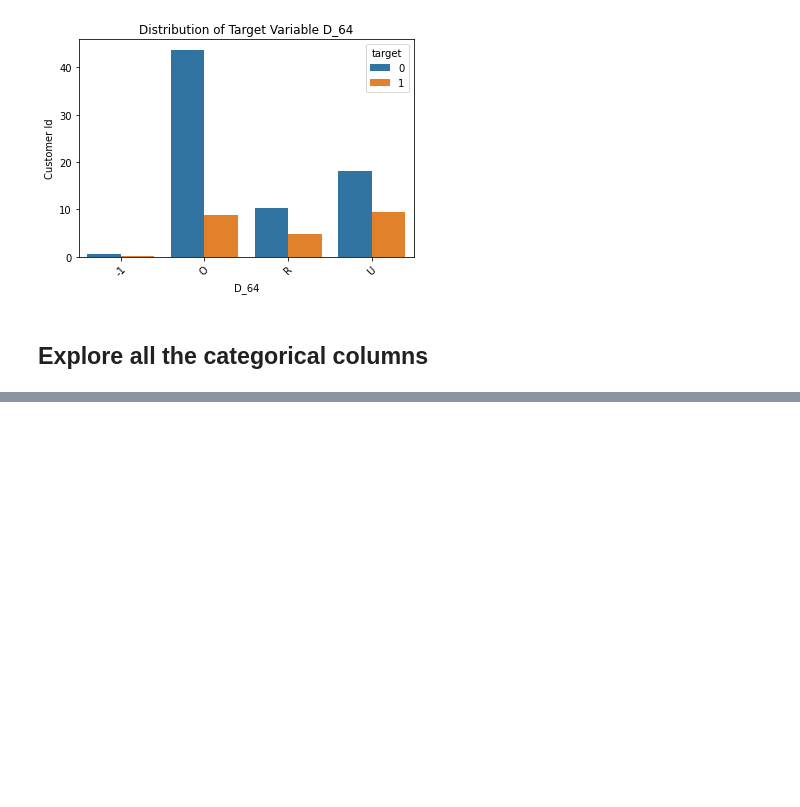
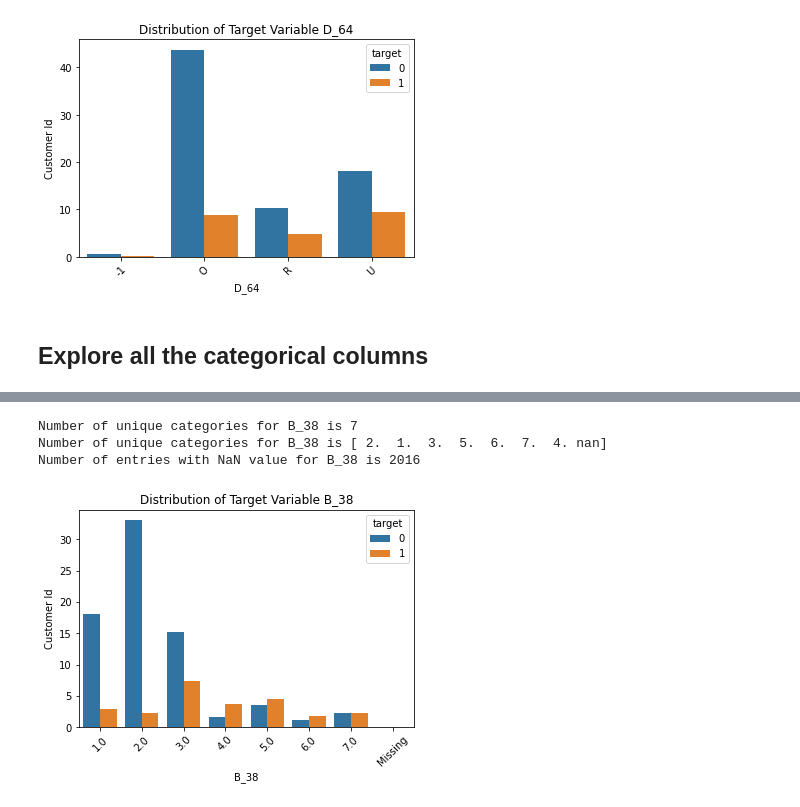
Before and after one commit to sankardevisharath/amex-default-prediction, a Jupyter notebook: notebooks/explore_columns.ipynb, the cells around one changed output, grey strips where cells are left out. Drawn from its saved outputs; the diff is of its cells as text; code cells hidden in the pictures; blank space fills up the shorter version.

```diff
--- a/notebooks/explore_columns.ipynb
+++ b/notebooks/explore_columns.ipynb
@@ -388,0 +410,9 @@ for col in cat_cols:
+# %%
+cat_df = read_cols(['customer_ID', 'S_2', 'B_38'])
+print_stat(cat_df, 'B_38')
+plot_cat(cat_df, 'B_38')
+# %% [output]
+Number of unique categories for B_38 is 7
+Number of unique categories for B_38 is [ 2.  1.  3.  5.  6.  7.  4. nan]
+Number of entries with NaN value for B_38 is 2016
+[figure, added]
```
Also changed, not shown: parts of 12 cells of this notebook.
